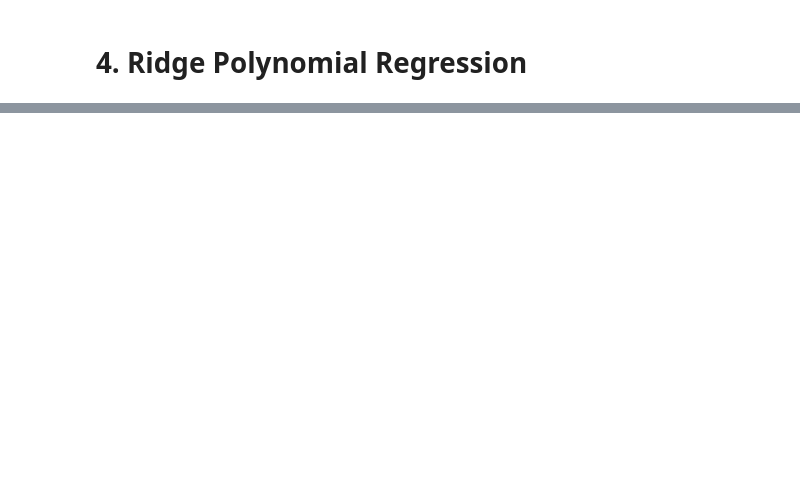
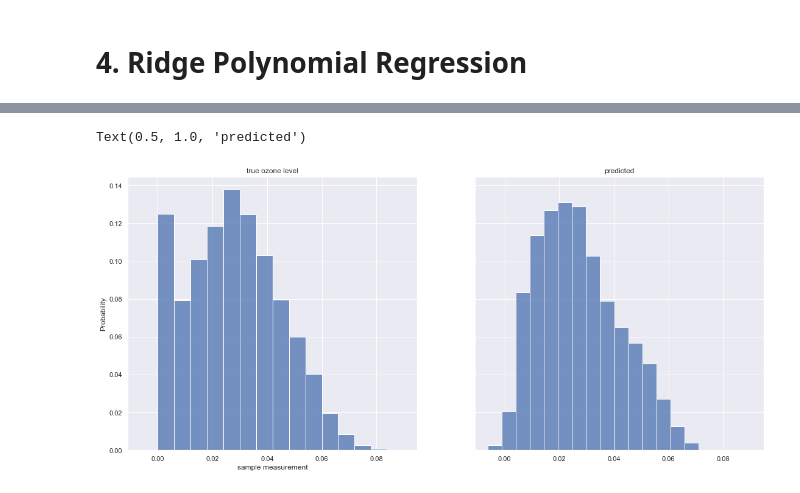
Before and after one commit to jcummingsutk/ozone_pollution, a Jupyter notebook: notebook.ipynb, the cells around one changed output, grey strips where cells are left out. Saved outputs shown, nothing was run; the diff lists cells and outputs as text; code cells hidden in the pictures; blank space fills up the shorter version.

```diff
--- a/notebook.ipynb
+++ b/notebook.ipynb
@@ -635,0 +688,16 @@ NameError: name 'df_col' is not defined
+# %%
+# As a very baseline, let's take a look at the histograms of the predicted model and actual model
+# A couple improvements I'd like to make is I'd like to capture the tail of this distribution better
+# I think that importing a custom loss function to penalize the error made at higher ozone levels could be helpful here.
+# There is also the issue of predicting negative ozone levels. However, this is not as
+# concerning to me as we can consider those to be zero. However, having the ability capture the large amount of
+# very low ozone cases would be
+fig, ax = plt.subplots(1,2, sharey=True, sharex = True)
+sns.set(rc={'figure.figsize':(18.7,8.27)})
+sns.histplot(y, stat='probability', bins=15, legend=False, ax=ax[0]).set_title('true ozone level')
+sns.histplot(grid_ridge.predict(X), stat='probability', bins=15, legend=False, ax=ax[1]).set_title('predicted')
+
+#sns.histplot(reg.predict(X), multiple='dodge')
+# %% [output]
+Text(0.5, 1.0, 'predicted')
+[figure, added]
```
Also changed, not shown: parts of 26 cells of this notebook, 10 other files.
